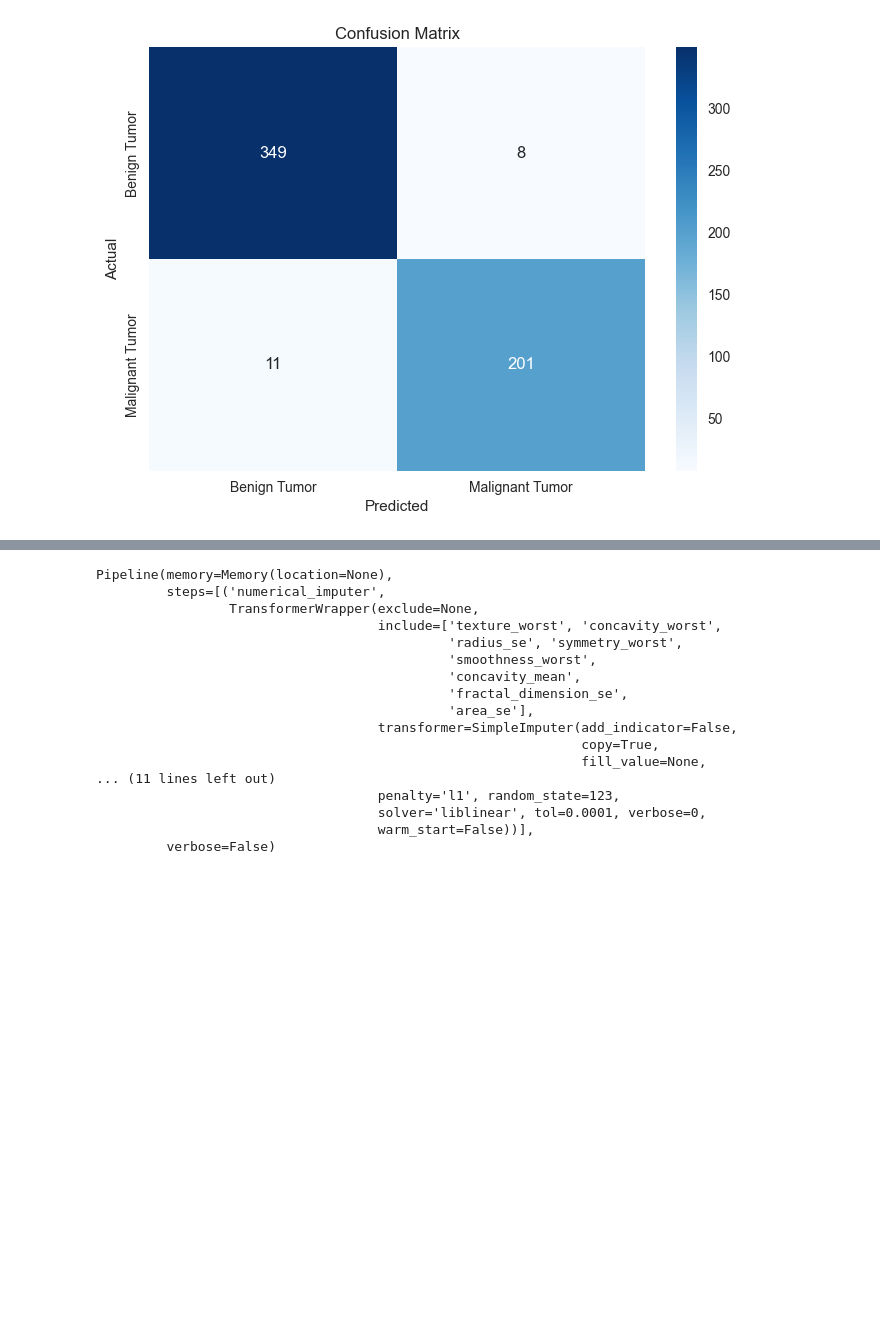
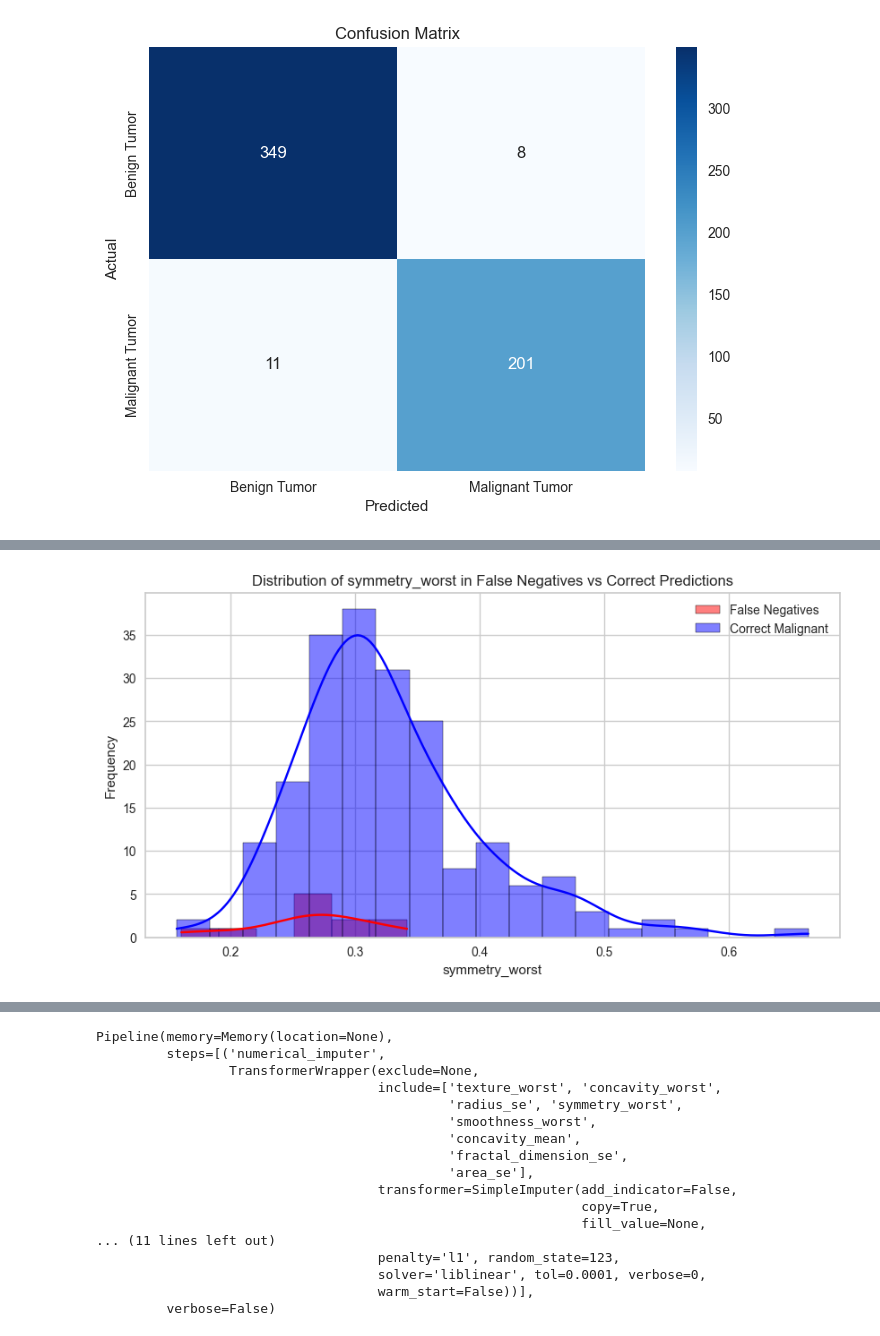
Before and after one commit to sthoran/BreastCancerClassifier, a Jupyter notebook: data_visu_and_pipeline.ipynb, the cells around one changed output, grey strips where cells are left out. Drawn from its saved outputs; the diff is of its cells as text; code cells hidden in the pictures; blank space fills up the shorter version.

```diff
--- a/data_visu_and_pipeline.ipynb
+++ b/data_visu_and_pipeline.ipynb
@@ -432,0 +446,17 @@ interactive(children=(ToggleButtons(description='Plot Type:', icons=('',), optio
+# %%
+# Plot histograms to compare the distribution of worst symmetry in false negatives vs correct predictions
+plt.figure(figsize=(10, 5))
+
+sns.histplot(false_negatives['symmetry_worst'], color='red', label='False Negatives', kde=True)
+correct_malignant = results_lr[(true_value == 1) & (pred_value == 1)]
+sns.histplot(correct_malignant['symmetry_worst'], color='blue', label='Correct Malignant', kde=True)
+
+plt.title('Distribution of symmetry_worst in False Negatives vs Correct Predictions')
+plt.xlabel('symmetry_worst')
+plt.ylabel('Frequency')
+plt.legend()
+plt.show()
+# the model is struggling to identify malignant tumors when this feature has lower values In other words,
+#the model tends to incorrectly classify some malignant tumors as benign (false negatives) when the feature is relatively small
+# %% [output]
+[figure, added]
```
Also changed, not shown: parts of 6 cells of this notebook.
